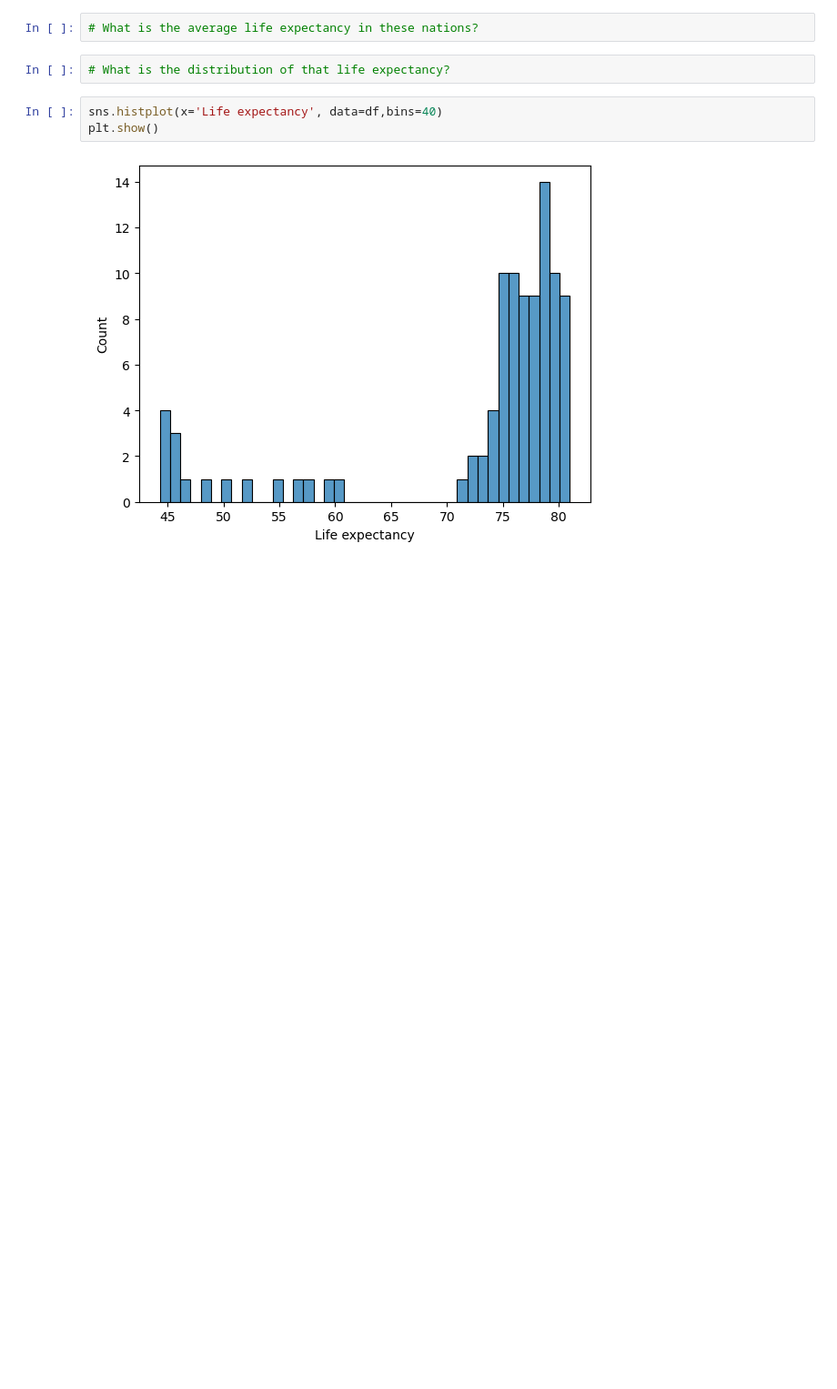
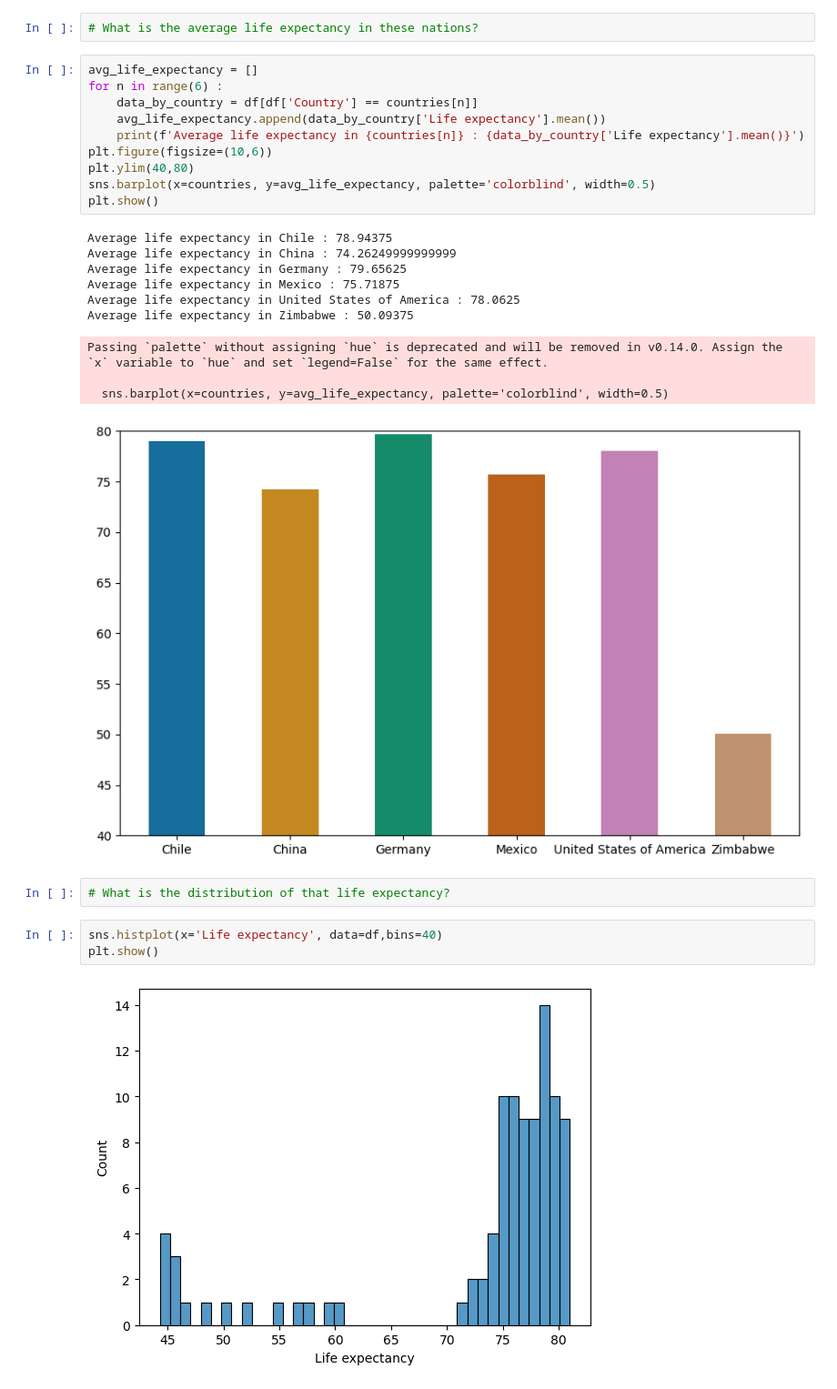
Before and after one commit to SuhyunKimm/Data-Analytics-Practice, a Jupyter notebook: Life-Expectancy-and-GDP-Starter/life_expectancy_gdp.ipynb, the cells around one changed output. Shown at 91% size. Saved outputs shown, nothing was run; the diff lists cells and outputs as text; blank space fills up the shorter version.

```diff
--- a/Life-Expectancy-and-GDP-Starter/life_expectancy_gdp.ipynb
+++ b/Life-Expectancy-and-GDP-Starter/life_expectancy_gdp.ipynb
@@ -89,5 +89,26 @@ plt.show()
 # %%
 # What is the average life expectancy in these nations?
+# %%
+avg_life_expectancy = []
+for n in range(6) :
+    data_by_country = df[df['Country'] == countries[n]]
+    avg_life_expectancy.append(data_by_country['Life expectancy'].mean())
+    print(f'Average life expectancy in {countries[n]} : {data_by_country['Life expectancy'].mean()}')
+plt.figure(figsize=(10,6))
+plt.ylim(40,80)
+sns.barplot(x=countries, y=avg_life_expectancy, palette='colorblind', width=0.5)
+plt.show()
+# %% [output]
+Average life expectancy in Chile : 78.94375
+Average life expectancy in China : 74.26249999999999
+Average life expectancy in Germany : 79.65625
+Average life expectancy in Mexico : 75.71875
+Average life expectancy in United States of America : 78.0625
+Average life expectancy in Zimbabwe : 50.09375
+Passing `palette` without assigning `hue` is deprecated and will be removed in v0.14.0. Assign the `x` variable to `hue` and set `legend=False` for the same effect.
+
+  sns.barplot(x=countries, y=avg_life_expectancy, palette='colorblind', width=0.5)
+[figure, added]
 # %%
 # What is the distribution of that life expectancy?
 # %%
```
Also changed, not shown: parts of 1 cell of this notebook.
